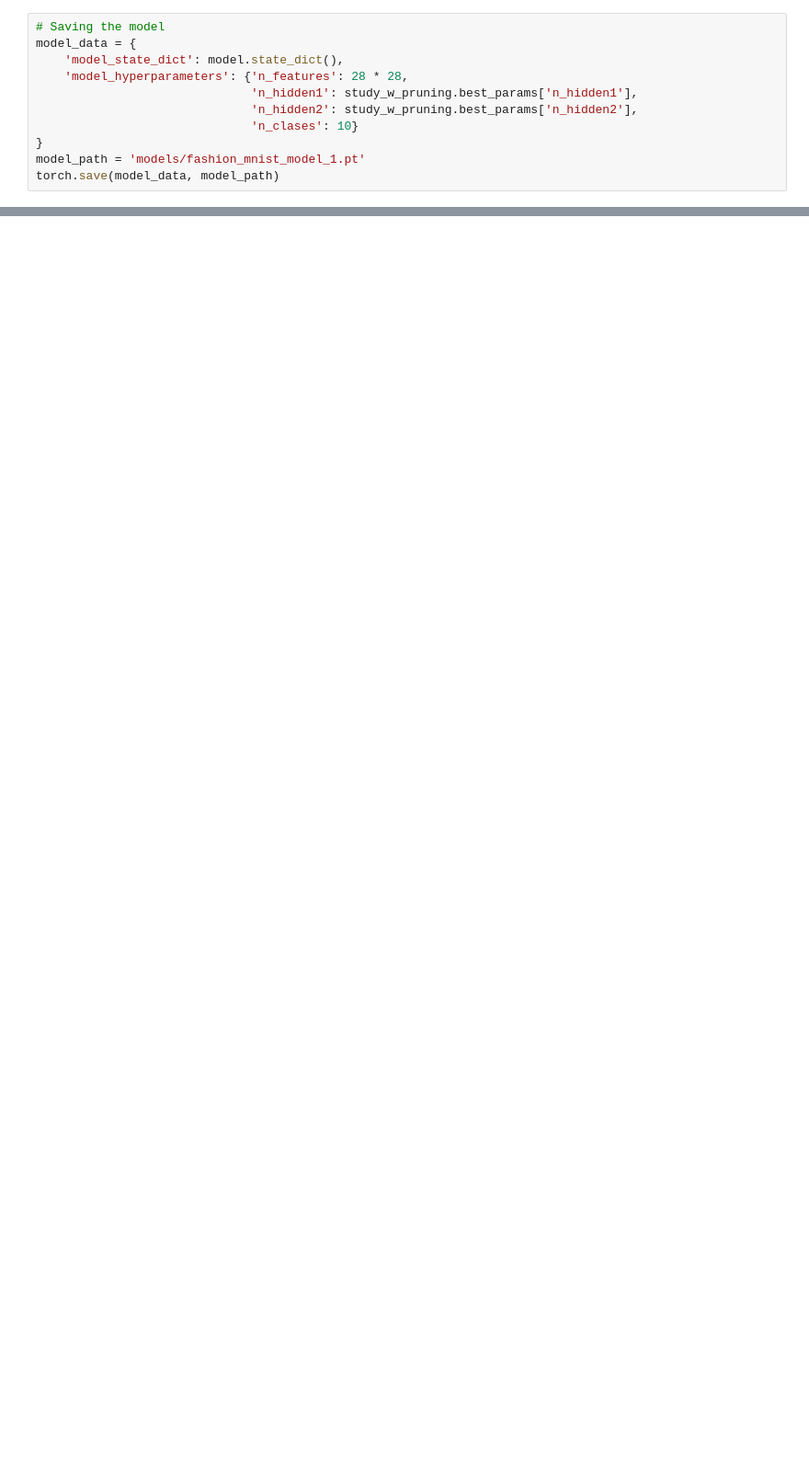
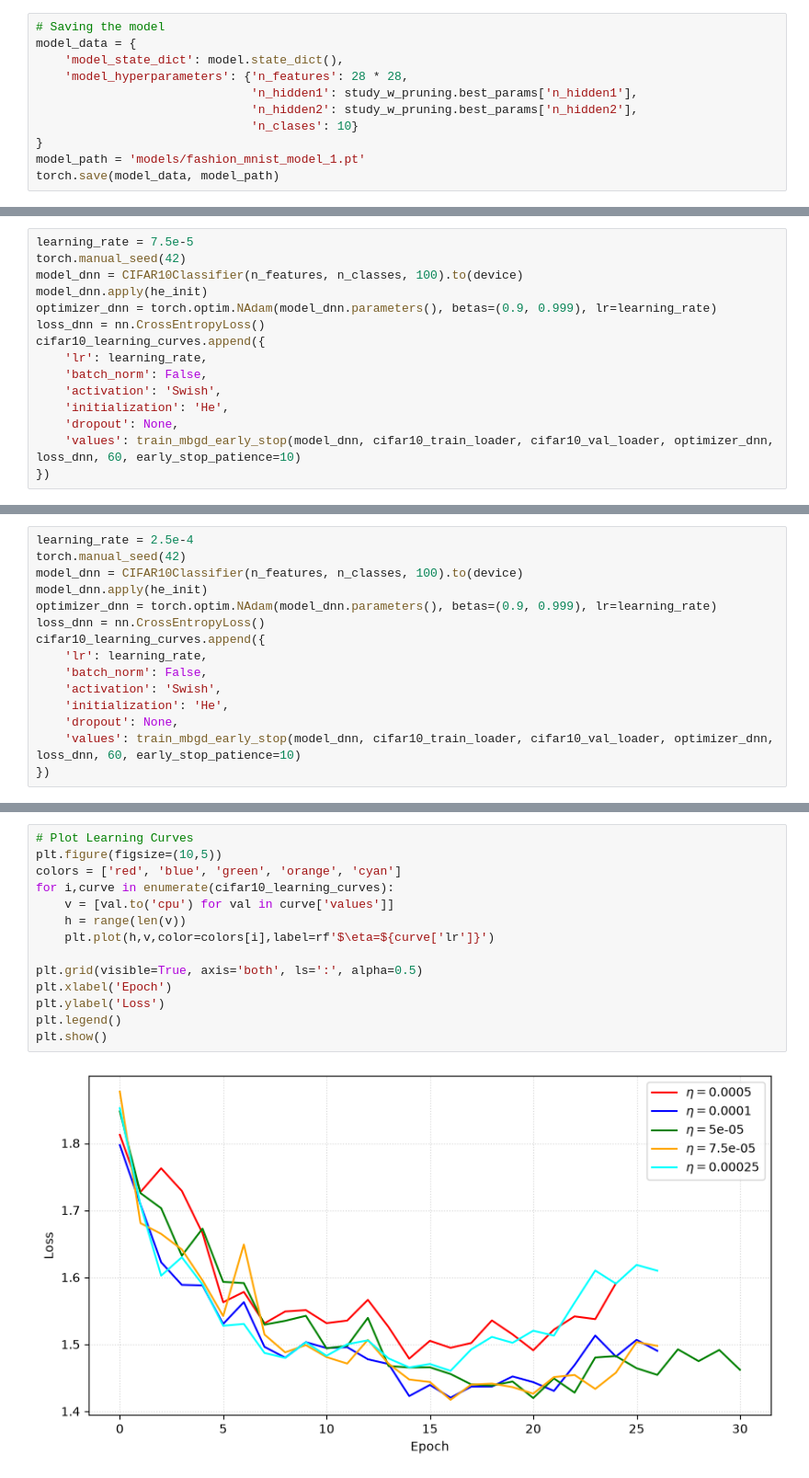
Before and after one commit to svd-jelo/deep-learning, a Jupyter notebook: 402-deep-conv-models.ipynb, the cells around one changed output, grey strips where cells are left out. Shown at 92% size. Drawn from its saved outputs; the diff is of its cells as text; blank space fills up the shorter version.

```diff
--- a/402-deep-conv-models.ipynb
+++ b/402-deep-conv-models.ipynb
@@ -1253,0 +1796,15 @@ Val score (loaded): 88.56%
+# %%
+learning_rate = 7.5e-5
+torch.manual_seed(42)
+model_dnn = CIFAR10Classifier(n_features, n_classes, 100).to(device)
+model_dnn.apply(he_init)
+optimizer_dnn = torch.optim.NAdam(model_dnn.parameters(), betas=(0.9, 0.999), lr=learning_rate)
+loss_dnn = nn.CrossEntropyLoss()
+cifar10_learning_curves.append({
+    'lr': learning_rate,
+    'batch_norm': False,
+    'activation': 'Swish',
+    'initialization': 'He',
+    'dropout': None,
+    'values': train_mbgd_early_stop(model_dnn, cifar10_train_loader, cifar10_val_loader, optimizer_dnn, loss_dnn, 60, early_stop_patience=10)
+})
@@ -1253,0 +1829,15 @@ Val score (loaded): 88.56%
+# %%
+learning_rate = 2.5e-4
+torch.manual_seed(42)
+model_dnn = CIFAR10Classifier(n_features, n_classes, 100).to(device)
+model_dnn.apply(he_init)
+optimizer_dnn = torch.optim.NAdam(model_dnn.parameters(), betas=(0.9, 0.999), lr=learning_rate)
+loss_dnn = nn.CrossEntropyLoss()
+cifar10_learning_curves.append({
+    'lr': learning_rate,
+    'batch_norm': False,
+    'activation': 'Swish',
+    'initialization': 'He',
+    'dropout': None,
+    'values': train_mbgd_early_stop(model_dnn, cifar10_train_loader, cifar10_val_loader, optimizer_dnn, loss_dnn, 60, early_stop_patience=10)
+})
@@ -1253,0 +1862,16 @@ Val score (loaded): 88.56%
+# %%
+# Plot Learning Curves
+plt.figure(figsize=(10,5))
+colors = ['red', 'blue', 'green', 'orange', 'cyan']
+for i,curve in enumerate(cifar10_learning_curves):
+    v = [val.to('cpu') for val in curve['values']]
+    h = range(len(v))
+    plt.plot(h,v,color=colors[i],label=rf'$\eta=${curve['lr']}')
+
+plt.grid(visible=True, axis='both', ls=':', alpha=0.5)
+plt.xlabel('Epoch')
+plt.ylabel('Loss')
+plt.legend()
+plt.show()
+# %% [output]
+[figure, added]
```
Also changed, not shown: parts of 54 cells of this notebook, 17 other files.
